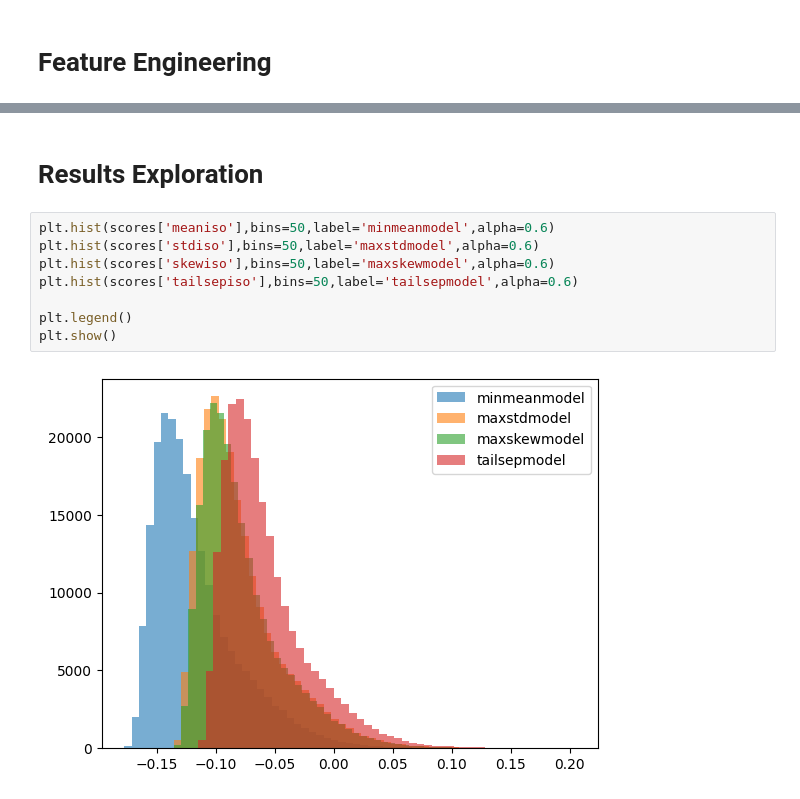
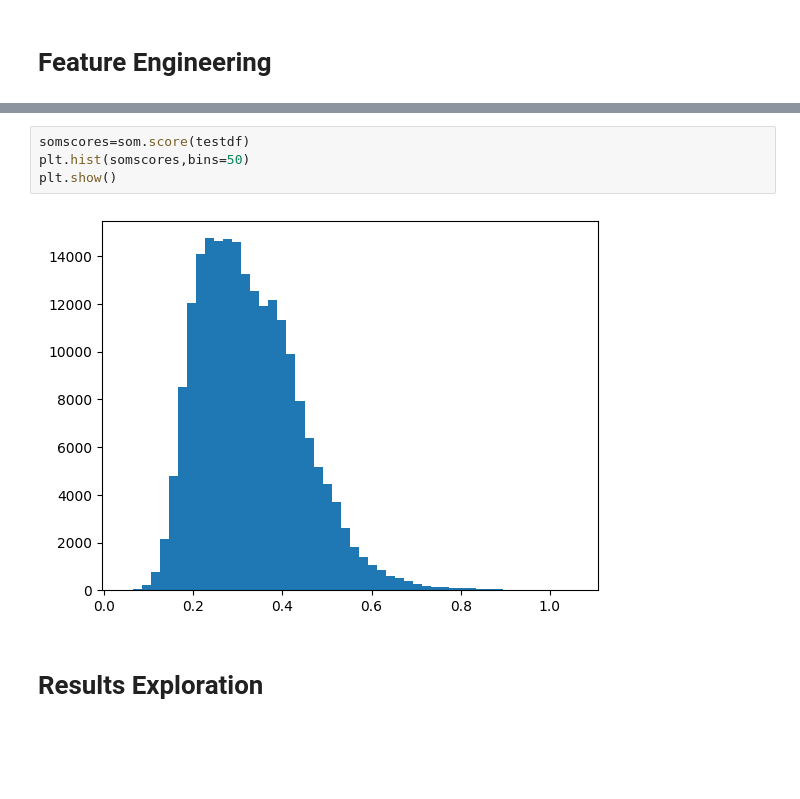
Before and after one commit to aymanfen/RealTimeAnomalyDetection, a Jupyter notebook: notebooks/modelresults.ipynb, the cells around one changed output, grey strips where cells are left out. Drawn from its saved outputs; the diff is of its cells as text; blank space fills up the shorter version.

```diff
--- a/notebooks/modelresults.ipynb
+++ b/notebooks/modelresults.ipynb
@@ -237,12 +161,8 @@ scores.to_csv("ModelScores.csv")
+# %%
+somscores=som.score(testdf)
+plt.hist(somscores,bins=50)
+plt.show()
+# %% [output]
+[figure, added]
 # %% [markdown]
 # Results Exploration
-# %%
-plt.hist(scores['meaniso'],bins=50,label='minmeanmodel',alpha=0.6)
-plt.hist(scores['stdiso'],bins=50,label='maxstdmodel',alpha=0.6)
-plt.hist(scores['skewiso'],bins=50,label='maxskewmodel',alpha=0.6)
-plt.hist(scores['tailsepiso'],bins=50,label='tailsepmodel',alpha=0.6)
-
-plt.legend()
-plt.show()
-# %% [output]
-[figure, removed]
```
Also changed, not shown: parts of 44 cells of this notebook, 5 other files.
